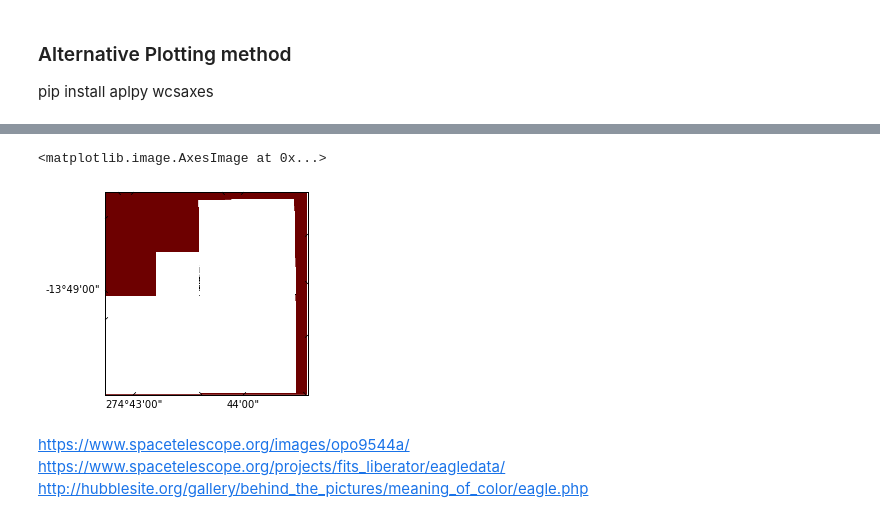
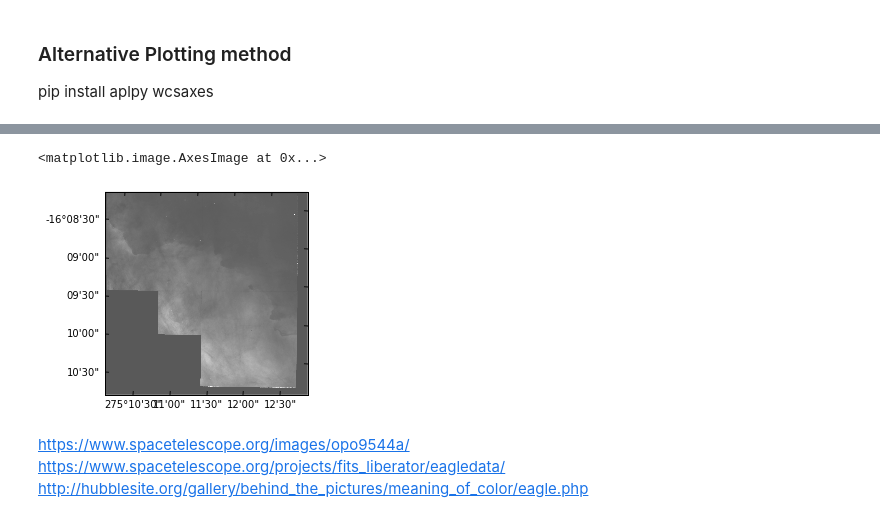
Before and after one commit to christopherlovell/astro-python, a Jupyter notebook: Notebooks/Plotting.ipynb, the cells around one changed output, grey strips where cells are left out. Cells and saved outputs as stored; diff of their text form; code cells hidden in the pictures.

```diff
--- a/Notebooks/Plotting.ipynb
+++ b/Notebooks/Plotting.ipynb
@@ -99,9 +119,9 @@ ax.imshow(data, vmin=0, vmax=1.e-4, origin='lower', cmap=plt.cm.gist_heat)
 # %%
 from reproject import reproject_interp
 
-nmos502 = fits.open('data/502nmos.fits')
-nmos656 = fits.open('data/656nmos.fits')
+nmos502 = fits.open('../data/502nmos.fits')[0]
+nmos656 = fits.open('../data/656nmos.fits')[0]
+nmos673 = fits.open('../data/673nmos.fits')[0]
 
-nmos656[0].header
-
-array, footprint = reproject_interp(nmos502[0], nmos656[0].header)
+array656, footprint = reproject_interp(nmos656, nmos502.header)
+array673, footprint = reproject_interp(nmos673, nmos502.header)
@@ -108,13 +195,11 @@ array, footprint = reproject_interp(nmos502[0], nmos656[0].header)
 # %%
-fig = plt.figure(figsize=(8,6))
+fig = plt.figure(figsize=(8,8))
 
-ax1 = fig.add_subplot(1,2,1, projection=WCS(nmos656[0].header))
-ax1.imshow(array, origin='lower',
-           vmin=-2.e-4, vmax=5.e-4,
-           cmap=plt.cm.gist_heat)
+ax1 = fig.add_subplot(1,2,1, projection=WCS(nmos656.header))
+ax1.imshow(array, vmax=1000, cmap='gray')
 # %% [output]
 <matplotlib.image.AxesImage at 0x...>
-[figure, old version]
+[figure, new version]
 # %% [markdown]
 
 https://www.spacetelescope.org/images/opo9544a/ https://www.spacetelescope.org/projects/fits_liberator/eagledata/
```
Also changed, not shown: parts of 16 cells of this notebook, 4 other files.
